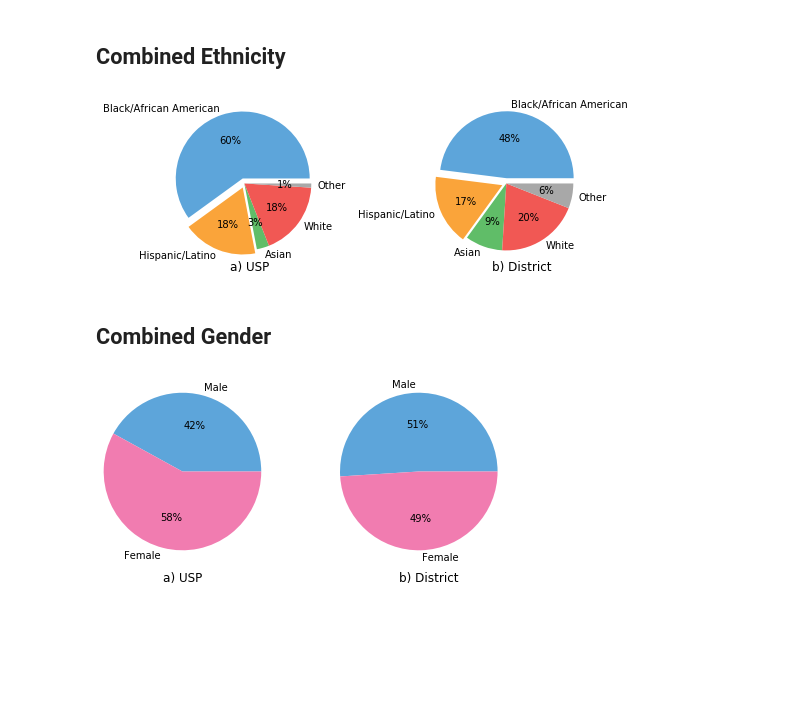
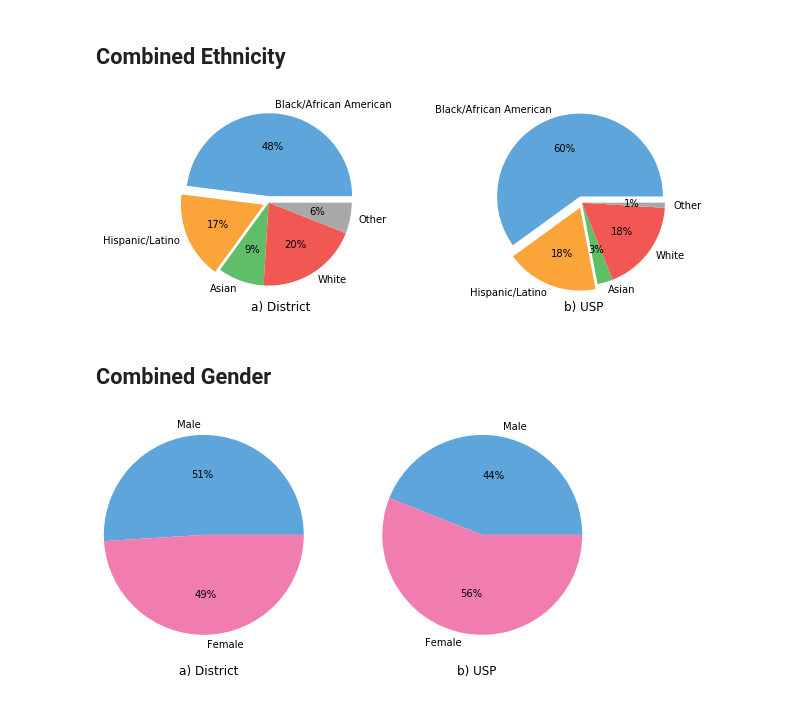
Before and after one commit to Lindsayclark942/USPdatacharts, a Jupyter notebook: Pie-Charts.ipynb, the cells around one changed output. Saved outputs shown, nothing was run; the diff lists cells and outputs as text; code cells hidden in the pictures; blank space fills up the shorter version.

```diff
--- a/Pie-Charts.ipynb
+++ b/Pie-Charts.ipynb
@@ -108,47 +109,49 @@ plt.savefig('combinedpoverty.png', bbox_inches='tight') #bbox_inches='tight' mak
 # %%
 USPethName = 'Black/African American', 'Hispanic/Latino', 'Asian', 'White', 'Other'
 USPethperc = [60, 18, 3, 18, 1]
 expl1 = (0.18, 0.15, 0, 0, 0)
 colors2 = ('#5DA5DA', '#FAA43A', '#60BD68', '#F15854', '#a8a8a8')
 
 the_grid2 = GridSpec(1,4)
 
-plt.subplot(the_grid2[0, 0], aspect=1)
+plt.subplot(the_grid2[0, 3], aspect=1)
 plt.pie(USPethperc, labels=USPethName,autopct='%1.0f%%', radius=2.3, explode=expl1, colors=colors2)
-plt.text(-0.5, -3, 'a) USP', fontsize=12)
+plt.text(-0.5, -3, 'b) USP', fontsize=12)
 
 CSDAethName = 'Black/African American', 'Hispanic/Latino', 'Asian', 'White', 'Other'
 CSDAethperc = [48, 17, 9, 20, 6]
 expl2 = (0.18, 0.15, 0, 0, 0)
 
-plt.subplot(the_grid2[0, 3], aspect=1)
+plt.subplot(the_grid2[0, 0], aspect=1)
 plt.pie(CSDAethperc, labels=CSDAethName,autopct='%1.0f%%', radius=2.3, explode=expl2, colors=colors2)
-plt.text(-0.5, -3, 'b) District', fontsize=12)
+plt.text(-0.5, -3, 'a) District', fontsize=12)
 
+plt.tight_layout()
 plt.savefig('combinedethnicity.png', bbox_inches='tight')
 # %% [output]
-[figure, old version]
+[figure, new version]
 # %% [markdown]
 ## Combined Gender
 # %%
 USPgenlab = 'Male', 'Female'
-USPgenperc = [42, 58]
+USPgenperc = [44, 56]
 colors3 = ('#5DA5DA', '#F17CB0')
 
 the_grid3 = GridSpec(1,3) #Creates grid
 
-plt.subplot(the_grid3[0, 0], aspect=1) #puts chart in position on grid
+plt.subplot(the_grid3[0, 2], aspect=1) #puts chart in position on grid
 plt.pie(USPgenperc, labels=USPgenlab, autopct='%1.0f%%', radius=2, colors=colors3)
-plt.text(-0.5, -2.8, 'a) USP', fontsize=12)
+plt.text(-0.5, -2.8, 'b) USP', fontsize=12)
 
 CSDAgenlab = 'Male', 'Female'
 CSDAgenperc = [51, 49]
 
-plt.subplot(the_grid3[0, 2], aspect=1)
+plt.subplot(the_grid3[0, 0], aspect=1)
 plt.pie(CSDAgenperc, labels=CSDAgenlab, autopct='%1.0f%%', radius=2, colors=colors3)
-plt.text(-0.5, -2.8, 'b) District', fontsize=12)
+plt.text(-0.5, -2.8, 'a) District', fontsize=12)
 
+plt.tight_layout()
 plt.savefig('combinedgender.png', bbox_inches='tight')
 #plt.show()
 # %% [output]
-[figure, old version]
+[figure, new version]
```
Also changed, not shown: parts of 1 cell of this notebook.
